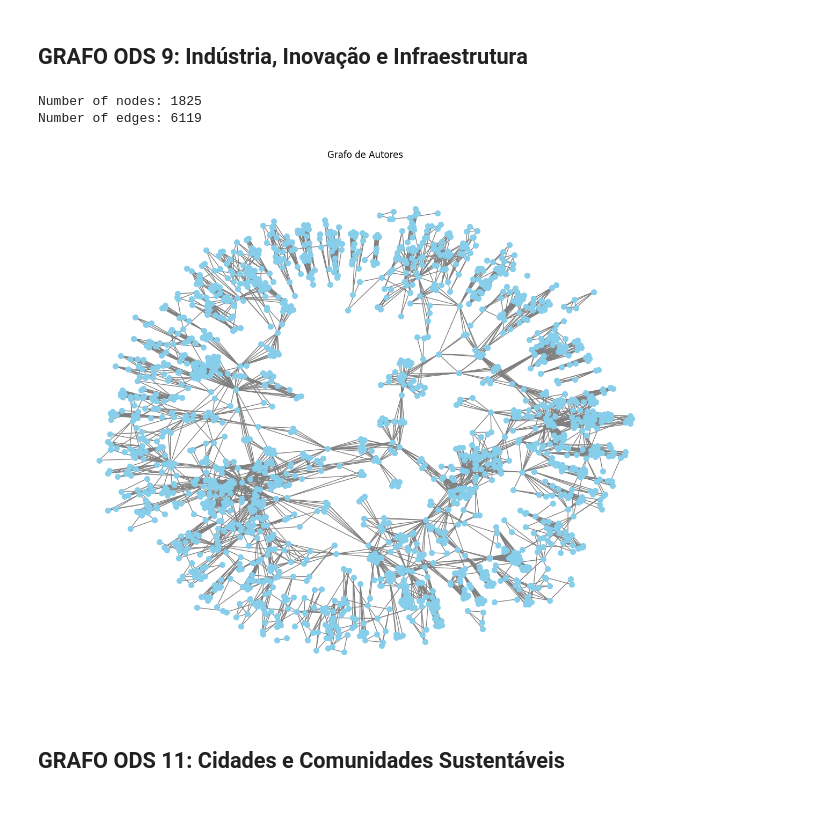
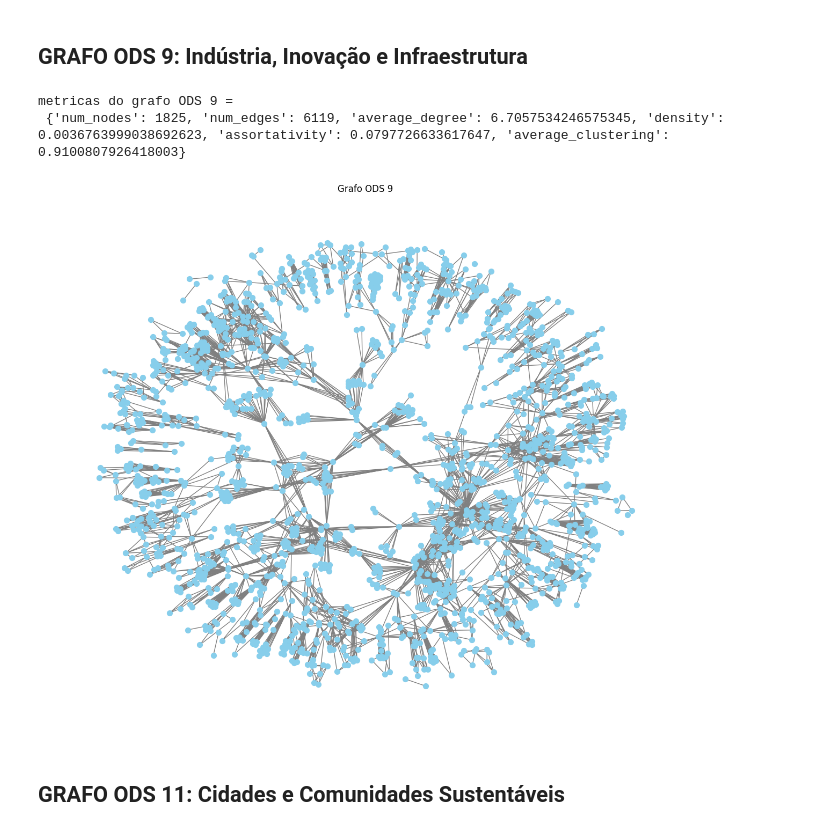
Before and after one commit to CarlosG18/aedii_dca0209, a Jupyter notebook: unidade2/U2T1/requisito_02/assortatividade.ipynb, the cells around one changed output. Saved outputs shown, nothing was run; the diff lists cells and outputs as text; code cells hidden in the pictures.

```diff
--- a/unidade2/U2T1/requisito_02/assortatividade.ipynb
+++ b/unidade2/U2T1/requisito_02/assortatividade.ipynb
@@ -120,20 +176,20 @@ Number of edges: 45126
 # %%
 # obtendo o dataframe da ods_1
 data_frame9 = pd.read_csv('../datasets/ods_9.csv')
 
 # criando o grafo da ods_1
 ods9_graph = create_graph(data_frame9)
 
-# printando o numero de nós e links do grafo
-print(f"Number of nodes: {ods9_graph.number_of_nodes()}")
-print(f"Number of edges: {ods9_graph.number_of_edges()}")
+# metricas do grafo
+metrics_ods9_graph = calculate_graph_metrics(ods9_graph)
+print(f'metricas do grafo ODS 9 = \n {metrics_ods9_graph}')
 
 # plotando o grafo
-plot_graph(ods9_graph)
+plot_graph(ods9_graph, titulo="Grafo ODS 9")
 # %% [output]
-Number of nodes: 1825
-Number of edges: 6119
+metricas do grafo ODS 9 =
+ {'num_nodes': 1825, 'num_edges': 6119, 'average_degree': 6.7057534246575345, 'density': 0.0036763999038692623, 'assortativity': 0.0797726633617647, 'average_clustering': 0.9100807926418003}
-[figure, old version]
+[figure, new version]
 # %% [markdown]
 ## GRAFO ODS 11: Cidades e Comunidades Sustentáveis
 # %%
```
Also changed, not shown: parts of 11 cells of this notebook, 3 other files.
